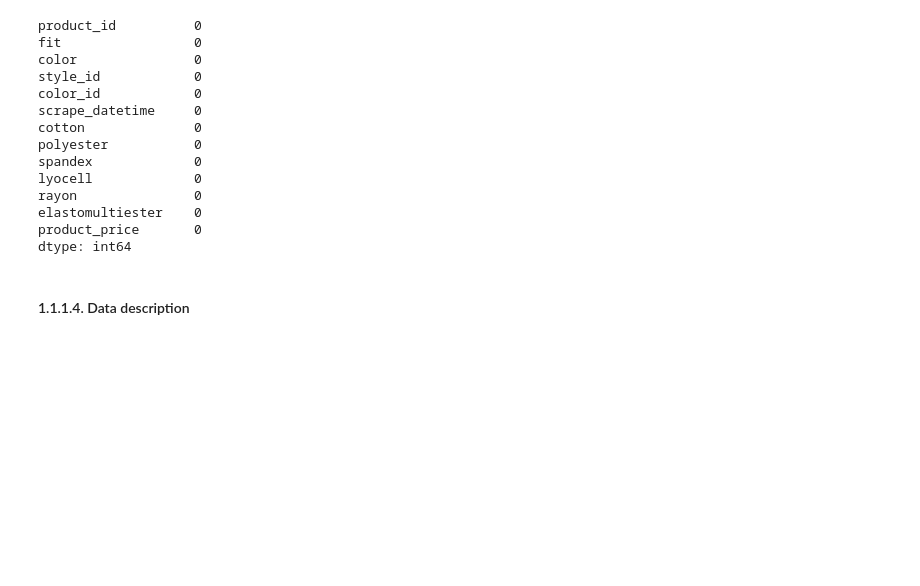
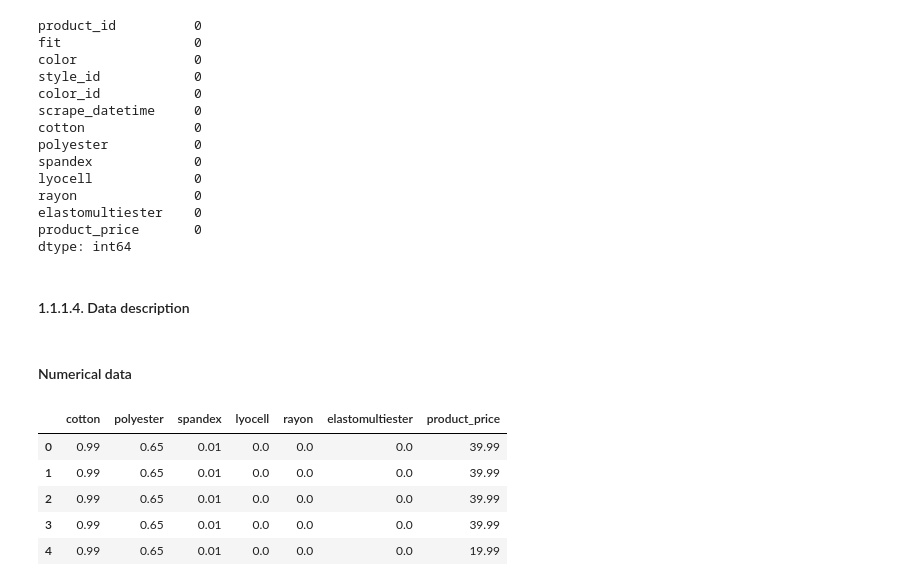
Before and after one commit to lucasquemelli/Star_Jeans, a Jupyter notebook: star_jeans.ipynb, the cells around one changed output. Saved outputs shown, nothing was run; the diff lists cells and outputs as text; code cells hidden in the pictures; blank space fills up the shorter version.

```diff
--- a/star_jeans.ipynb
+++ b/star_jeans.ipynb
@@ -226,3 +226,15 @@ product_price       0
 dtype: int64
 # %% [markdown]
 #### 1.1.1.4. Data description
+# %% [markdown]
+#### Numerical data
+# %%
+numerical_attributes = df01_clean.select_dtypes(include=['float64'])
+numerical_attributes.head()
+# %% [output]
+|  | cotton | polyester | spandex | lyocell | rayon | elastomultiester | product_price |
+| 0 | 0.99 | 0.65 | 0.01 | 0.0 | 0.0 | 0.0 | 39.99 |
+| 1 | 0.99 | 0.65 | 0.01 | 0.0 | 0.0 | 0.0 | 39.99 |
+| 2 | 0.99 | 0.65 | 0.01 | 0.0 | 0.0 | 0.0 | 39.99 |
+| 3 | 0.99 | 0.65 | 0.01 | 0.0 | 0.0 | 0.0 | 39.99 |
+| 4 | 0.99 | 0.65 | 0.01 | 0.0 | 0.0 | 0.0 | 19.99 |
```
Also changed, not shown: parts of 1 cell of this notebook.
